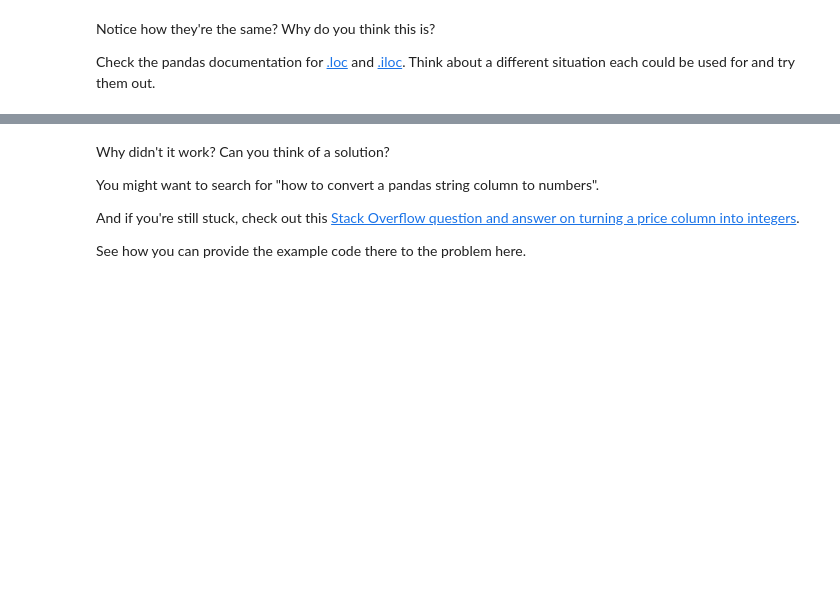
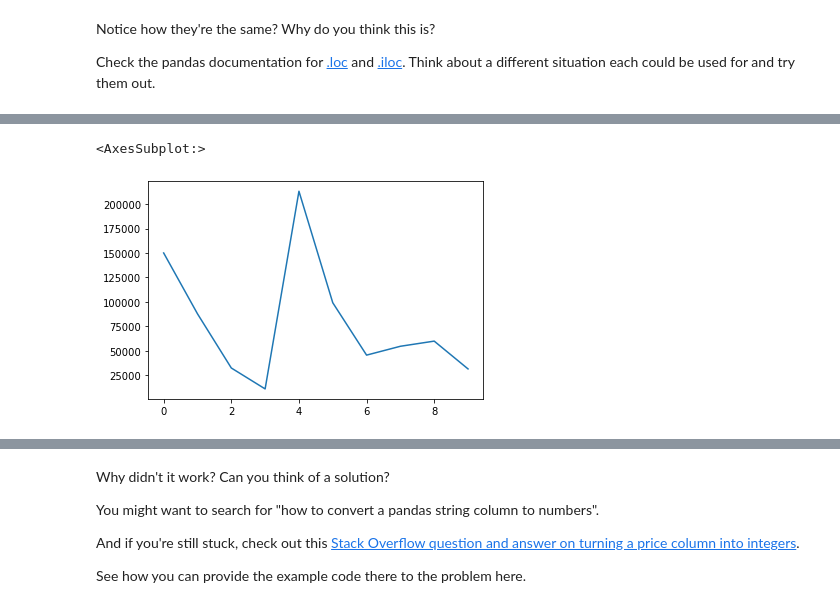
Before and after one commit to mggzmn/machine_learning_data_science_bootcamp_zero_to_mastery, a Jupyter notebook: pandas-exercises.ipynb, the cells around one changed output, grey strips where cells are left out. Cells and saved outputs as stored; diff of their text form; code cells hidden in the pictures; blank space fills up the shorter version.

```diff
--- a/pandas-exercises.ipynb
+++ b/pandas-exercises.ipynb
@@ -36,0 +54,3 @@ import pandas as pd
+# %%
+car_sales = pd.read_csv("data/car-sales.csv")
+car_sales
@@ -77,0 +258,7 @@ Check the pandas documentation for [.loc](https://pandas.pydata.org/pandas-docs/
+# %%
+%matplotlib inline
+import matplotlib.pyplot as plt
+car_sales["Odometer (KM)"].plot()
+# %% [output]
+<AxesSubplot:>
+[figure, added]
```
Also changed, not shown: parts of 103 cells of this notebook, 2 other files.
